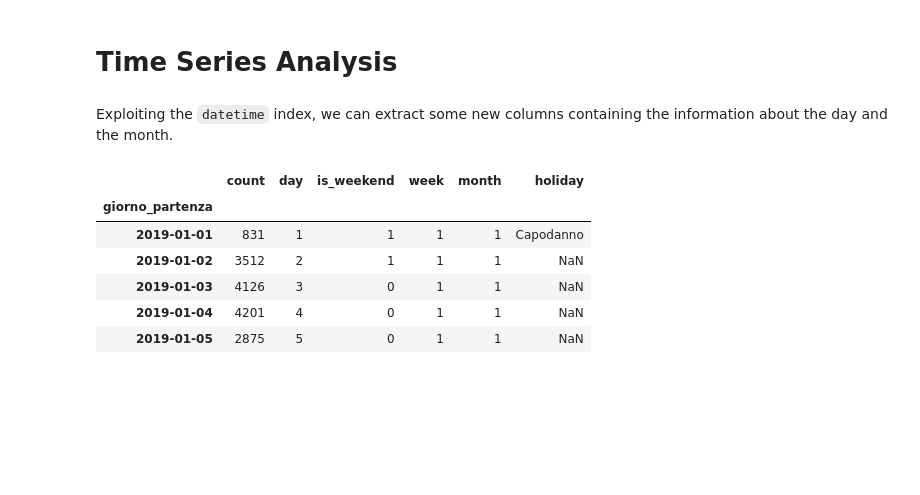
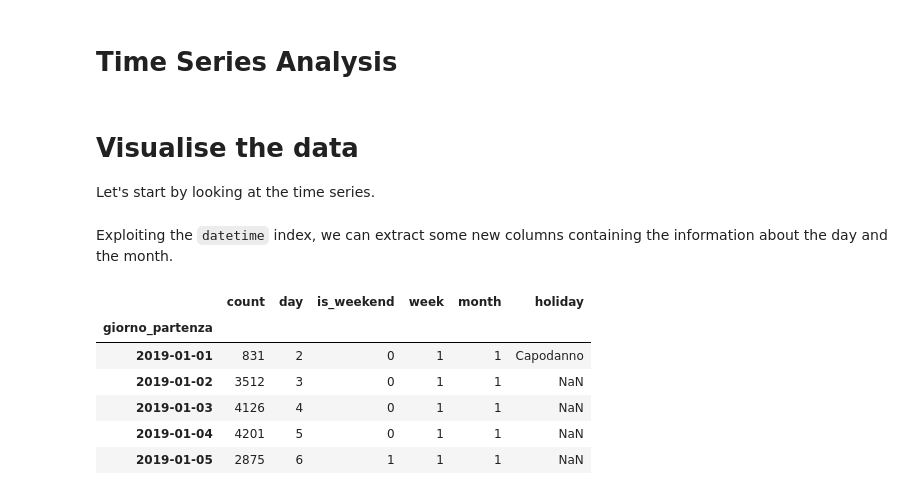
Before and after one commit to toscasterre/thesis-forecasting, a Jupyter notebook: notebooks/02_time_series_analysis.ipynb, the cells around one changed output. Drawn from its saved outputs; the diff is of its cells as text; code cells hidden in the pictures; blank space fills up the shorter version.

```diff
--- a/notebooks/02_time_series_analysis.ipynb
+++ b/notebooks/02_time_series_analysis.ipynb
@@ -13,3 +17,7 @@ daily_outflow = pd.read_csv(
     parse_dates=[0],
     index_col=[0]
 )
+# %% [markdown]
+# Visualise the data
+
+Let's start by looking at the time series.
@@ -17,16 +38,17 @@ daily_outflow = pd.read_csv(
 Exploiting the `datetime` index, we can extract some new columns containing the information about the day and the month.
 # %%
 ts.create_ts_features(
-    daily_outflow, features=["day", "week", "month", "weekends", "holidays"]
+    daily_outflow,
+    features=["day", "week", "month", "weekends", "holidays"]
 )
 
 daily_outflow.head()
 # %% [output]
 |  | count | day | is_weekend | week | month | holiday |
 | giorno_partenza |  |  |  |  |  |  |
-| 2019-01-01 | 831 | 1 | 1 | 1 | 1 | Capodanno |
-| 2019-01-02 | 3512 | 2 | 1 | 1 | 1 | NaN |
-| 2019-01-03 | 4126 | 3 | 0 | 1 | 1 | NaN |
-| 2019-01-04 | 4201 | 4 | 0 | 1 | 1 | NaN |
-| 2019-01-05 | 2875 | 5 | 0 | 1 | 1 | NaN |
+| 2019-01-01 | 831 | 2 | 0 | 1 | 1 | Capodanno |
+| 2019-01-02 | 3512 | 3 | 0 | 1 | 1 | NaN |
+| 2019-01-03 | 4126 | 4 | 0 | 1 | 1 | NaN |
+| 2019-01-04 | 4201 | 5 | 0 | 1 | 1 | NaN |
+| 2019-01-05 | 2875 | 6 | 1 | 1 | 1 | NaN |
 # %%
```
Also changed, not shown: parts of 13 cells of this notebook, 2 other files.
